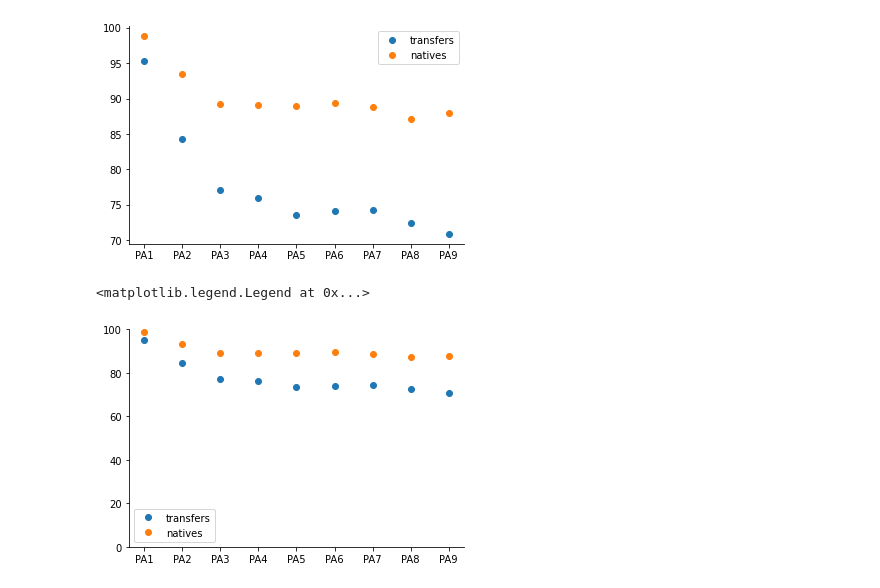
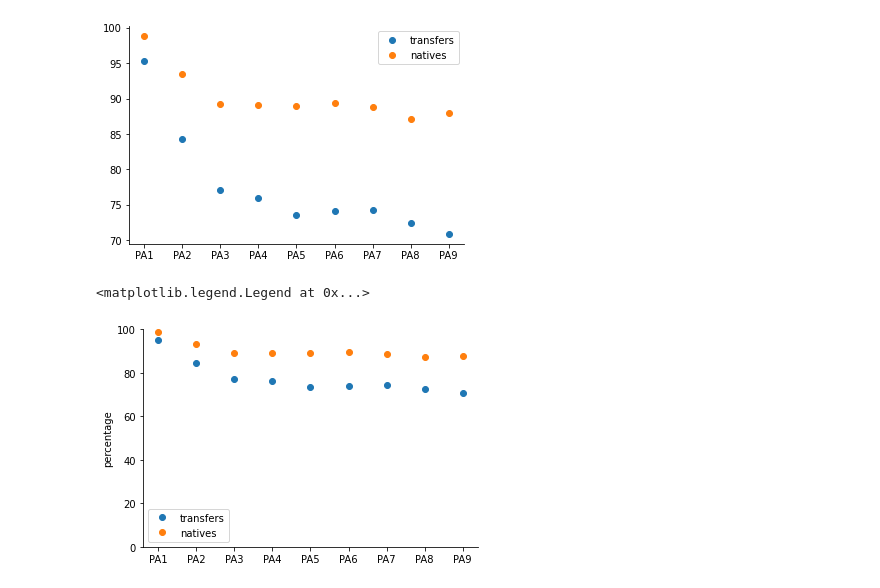
Before and after one commit to navinamahesh/Python-research-prep, a Jupyter notebook: Weeks 7,8,9/PA scores analysis.ipynb, the cells around one changed output. Cells and saved outputs as stored; diff of their text form; code cells hidden in the pictures.

```diff
--- a/Weeks 7,8,9/PA scores analysis.ipynb
+++ b/Weeks 7,8,9/PA scores analysis.ipynb
@@ -152,7 +152,7 @@ grade_reporting.head()
 5 rows × 40 columns
 # %%
 #filtering PA scores for just transfer students:
-PA_transfers = PA_transferStatus[PA1_transferStatus.transfer_student_status == "Yes"]
+PA_transfers = PA_transferStatus[PA_transferStatus.transfer_student_status == "Yes"]
 print(PA_transfers)
 # %% [output]
     transfer_student_status      DeID       PA1       PA2       PA3       PA4  \
@@ -174,7 +174,7 @@ print(PA_transfers)
 466  0.000000  0.000000  0.000000  0.000000  0.000000
 # %%
 #filtering PA scores for just native students:
-PA_natives = PA_transferStatus[PA1_transferStatus.transfer_student_status == "No"]
+PA_natives = PA_transferStatus[PA_transferStatus.transfer_student_status == "No"]
 print(PA_natives)
 # %% [output]
     transfer_student_status      DeID  PA1       PA2       PA3       PA4  \
@@ -307,11 +307,12 @@ plt.legend(['transfers','natives'])
 # %%
 plt.plot(x_label,PAscores_transfer,"o")
 plt.plot(x_label,PAscores_natives,"o")
 plt.ylim(0,100)
+plt.ylabel("percentage")
 ax = plt.gca()
 ax.spines['right'].set_color('none')
 ax.spines['top'].set_color('none')
 plt.legend(['transfers','natives'])
 # %% [output]
 <matplotlib.legend.Legend at 0x...>
-[figure, old version]
+[figure, new version]
```
